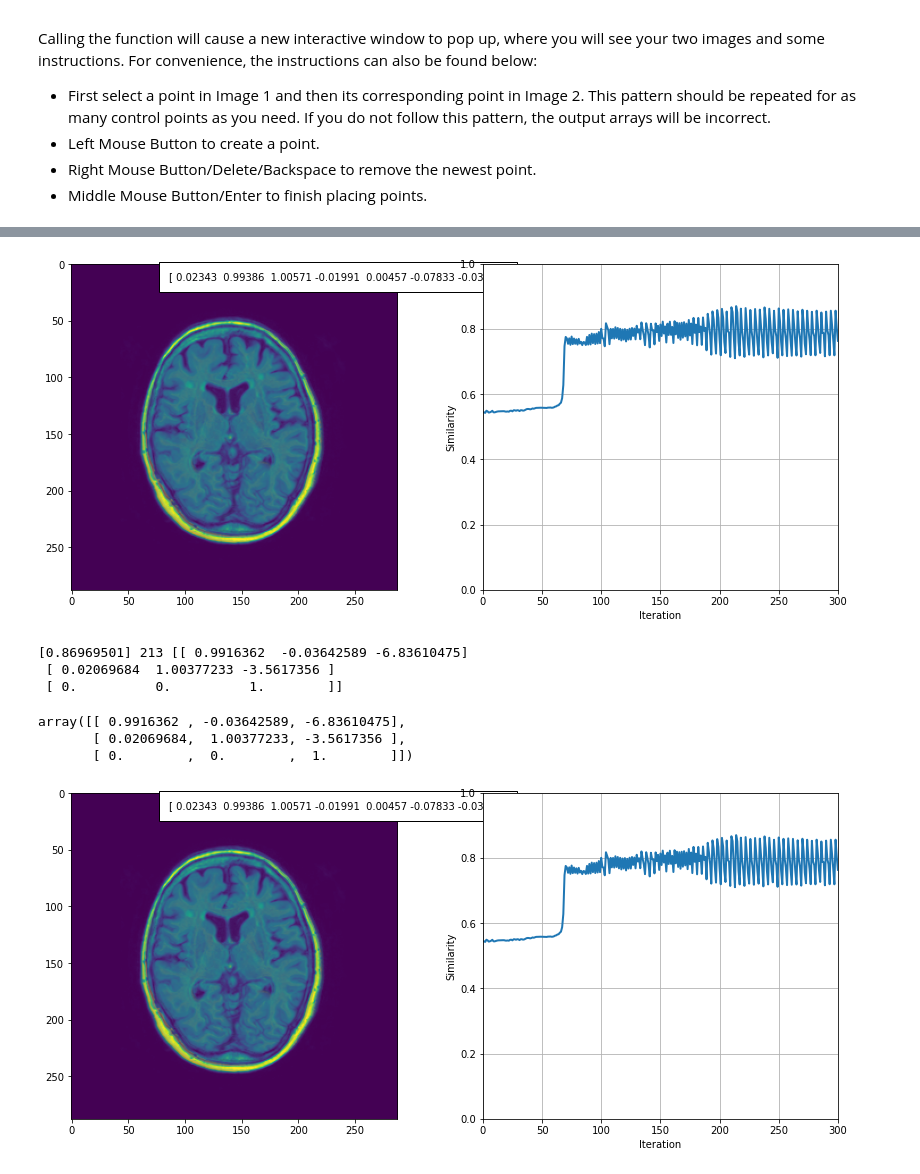
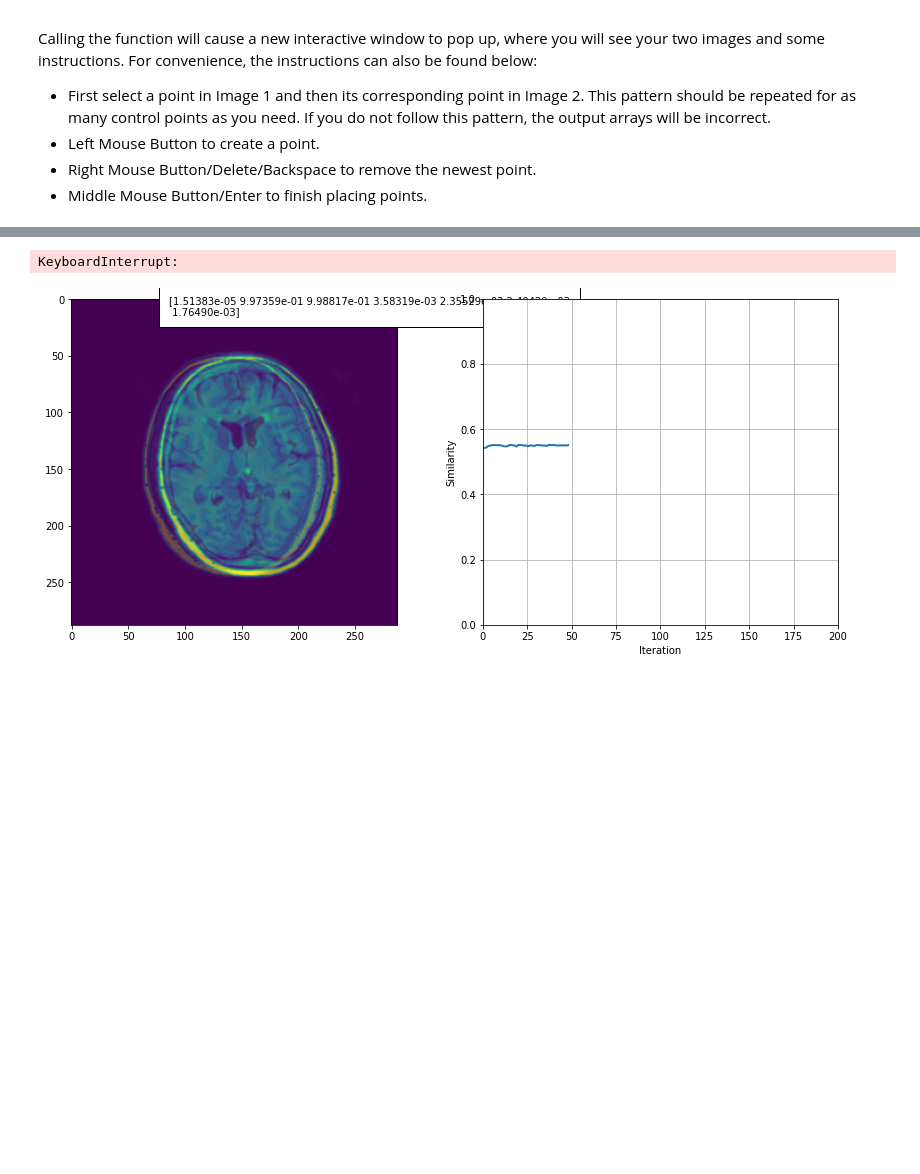
Before and after one commit to justinalittlefield/8dc00-mia, a Jupyter notebook: reader/1.6_Registration_project.ipynb, the cells around one changed output, grey strips where cells are left out. Saved outputs shown, nothing was run; the diff lists cells and outputs as text; code cells hidden in the pictures; blank space fills up the shorter version.

```diff
--- a/reader/1.6_Registration_project.ipynb
+++ b/reader/1.6_Registration_project.ipynb
@@ -276,18 +271,13 @@ array([[ 0.9344677 , -0.0143191 , -2.79459821],
 # %%
+%%time
 %matplotlib inline
 import sys
 sys.path.append("../code")
 from registration_project import intensity_based_registration_affine_corr
 #using 3_2_t1 and 3_2_t2
 Im_path = "../data/image_data/3_2_t2.tif"
-intensity_based_registration_affine_corr(path_Im = Im_path, mu=0.00089, num_iter=300)
+intensity_based_registration_affine_corr(path_Im = Im_path, mu=0.0005, num_iter=200)
 # %% [output]
+KeyboardInterrupt:
-[figure, old version]
+[figure, new version]
-[0.86969501] 213 [[ 0.9916362  -0.03642589 -6.83610475]
- [ 0.02069684  1.00377233 -3.5617356 ]
- [ 0.          0.          1.        ]]
-array([[ 0.9916362 , -0.03642589, -6.83610475],
-       [ 0.02069684,  1.00377233, -3.5617356 ],
-       [ 0.        ,  0.        ,  1.        ]])
-[figure, removed]
 # %%
```
Also changed, not shown: parts of 7 cells of this notebook, 3 other files.
